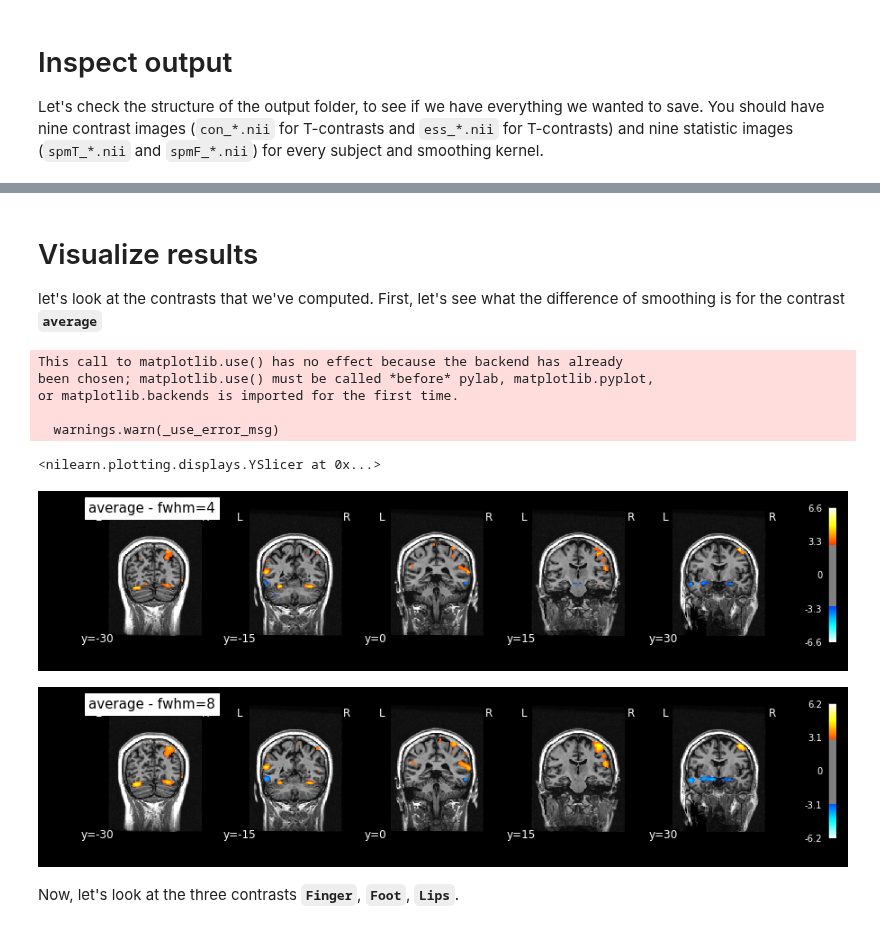
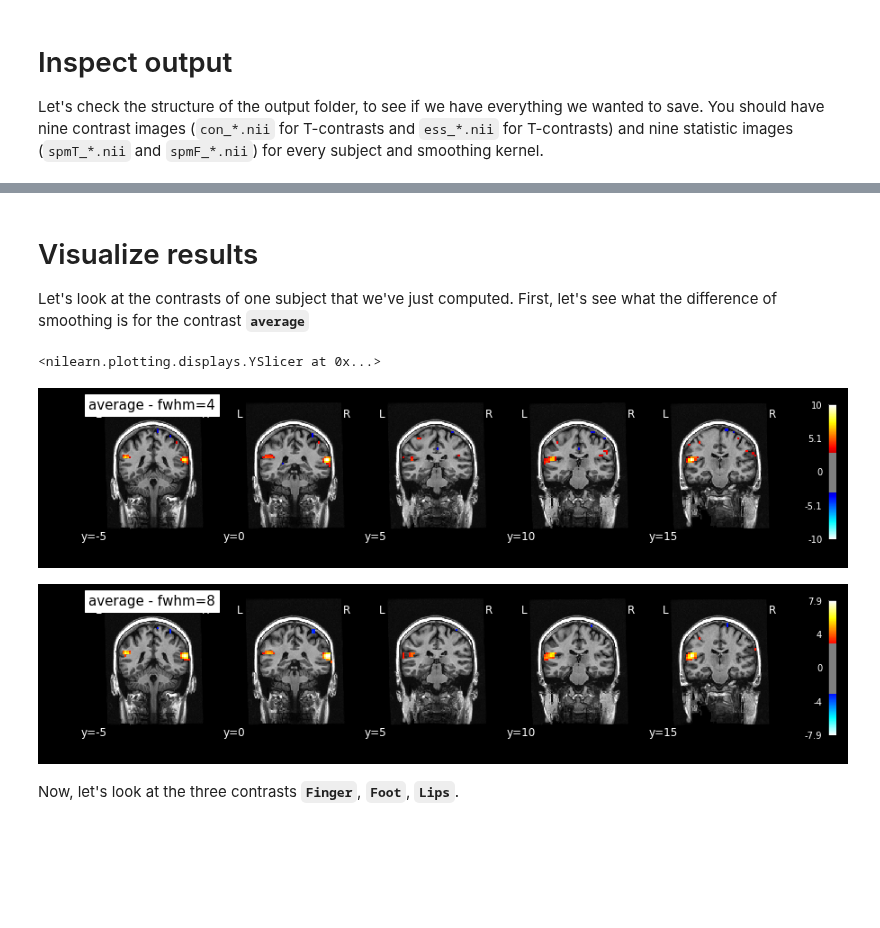
Before and after one commit to miykael/nipype_tutorial, a Jupyter notebook: notebooks/example_1stlevel.ipynb, the cells around one changed output, grey strips where cells are left out. Cells and saved outputs as stored; diff of their text form; code cells hidden in the pictures; blank space fills up the shorter version.

Commit message:
ENH: added outliers, deleted flirt coregistration & adapted visualization at the end

```diff
--- a/notebooks/example_1stlevel.ipynb
+++ b/notebooks/example_1stlevel.ipynb
@@ -367,25 +332,20 @@ Let's check the structure of the output folder, to see if we have everything we
 # %% [markdown]
 # Visualize results
 
-let's look at the contrasts that we've computed. First, let's see what the difference of smoothing is for the contrast **`average`**
+Let's look at the contrasts of one subject that we've just computed. First, let's see what the difference of smoothing is for the contrast **`average`**
 # %%
 from nilearn.plotting import plot_stat_map
-anatimg = '/data/ds000114/derivatives/fmriprep/sub-01/anat/sub-01_t1w_preproc.nii.gz'
+anatimg = '/data/ds000114/derivatives/fmriprep/sub-02/anat/sub-02_t1w_preproc.nii.gz'
 plot_stat_map(
-    '/output/datasink/1stLevel/sub-01/fwhm-4/spmT_0001.nii', title='average - fwhm=4',
-    bg_img=anatimg, threshold=3, display_mode='y', cut_coords=(-30, -15, 0, 15, 30), dim=-1)
+    '/output/datasink/1stLevel/sub-02/fwhm-4/spmT_0001.nii', title='average - fwhm=4',
+    bg_img=anatimg, threshold=3, display_mode='y', cut_coords=(-5, 0, 5, 10, 15), dim=-1)
 plot_stat_map(
-    '/output/datasink/1stLevel/sub-01/fwhm-8/spmT_0001.nii', title='average - fwhm=8',
-    bg_img=anatimg, threshold=3, display_mode='y', cut_coords=(-30, -15, 0, 15, 30), dim=-1)
+    '/output/datasink/1stLevel/sub-02/fwhm-8/spmT_0001.nii', title='average - fwhm=8',
+    bg_img=anatimg, threshold=3, display_mode='y', cut_coords=(-5, 0, 5, 10, 15), dim=-1)
 # %% [output]
-This call to matplotlib.use() has no effect because the backend has already
-been chosen; matplotlib.use() must be called *before* pylab, matplotlib.pyplot,
-or matplotlib.backends is imported for the first time.
-
-  warnings.warn(_use_error_msg)
+<nilearn.plotting.displays.YSlicer at 0x...>
-<nilearn.plotting.displays.YSlicer at 0x...>
-[figure, old version]
+[figure, new version]
-[figure, old version]
+[figure, new version]
 # %% [markdown]
 Now, let's look at the three contrasts **`Finger`**, **`Foot`**, **`Lips`**.
 # %%
```
Also changed, not shown: parts of 20 cells of this notebook.
